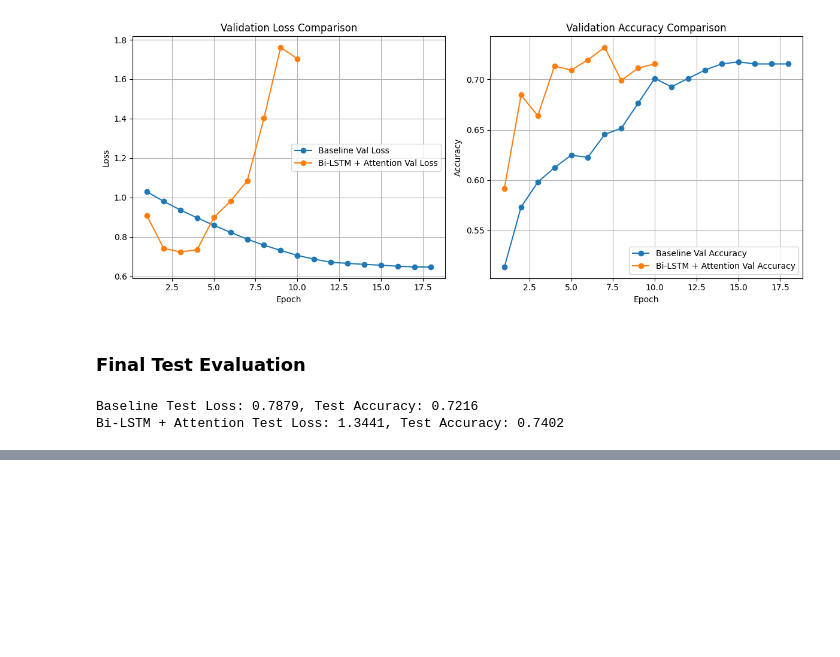
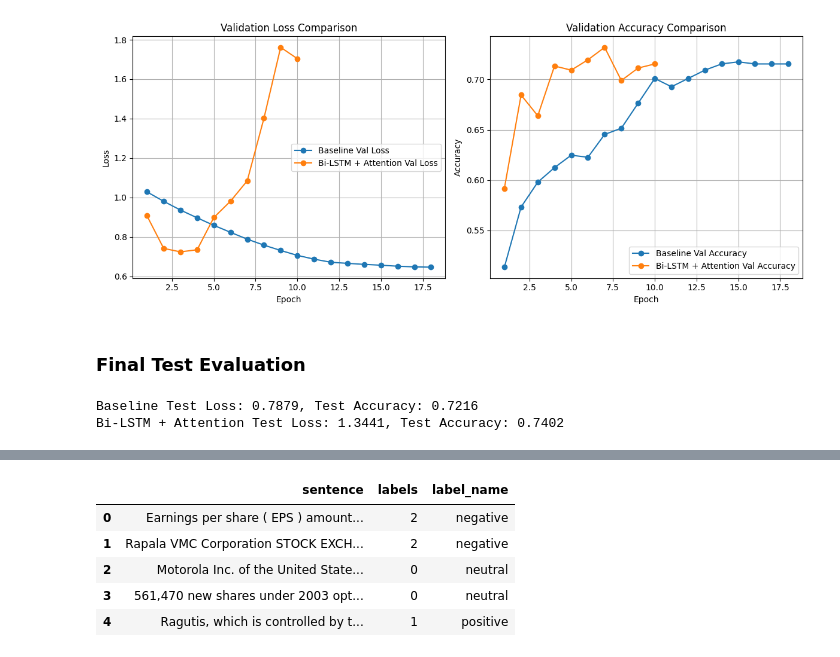
Before and after one commit to Aman-AI-Guy/Financial-News-Sentiment-Analysis, a Jupyter notebook: financial_news_sentiment_CLEANED.ipynb, the cells around one changed output, grey strips where cells are left out. Saved outputs shown, nothing was run; the diff lists cells and outputs as text; code cells hidden in the pictures; blank space fills up the shorter version.

```diff
--- a/financial_news_sentiment_CLEANED.ipynb
+++ b/financial_news_sentiment_CLEANED.ipynb
@@ -802,0 +785,60 @@ The cleaned notebook is organized to support rerunning the full experiment from
+# %%
+FINANCIAL_KEYWORDS = {
+    "revenue", "revenues", "profit", "profits", "loss", "losses", "sales",
+    "growth", "market", "markets", "share", "shares", "stock", "stocks",
+    "acquisition", "earnings", "income", "margin", "margins", "demand",
+    "investment", "investments", "price", "prices", "cost", "costs",
+}
+
+ID_TO_LABEL = {idx: label for label, idx in LABEL_MAPPING.items()}
+
+
+def score_xai_candidate(sentence):
+    """Score sentences by financial keyword coverage and descriptive length."""
+    tokens = tokenize(sentence)
+    keyword_hits = sum(token in FINANCIAL_KEYWORDS for token in tokens)
+    descriptive_length = min(len(tokens), 40)
+    return keyword_hits, descriptive_length
+
+
+def select_xai_examples(test_dataframe, total_examples=5):
+    """Select a balanced set of descriptive test sentences for attention analysis."""
+    label_targets = {2: 2, 0: 2, 1: 1}
+    selected_indices = []
+
+    for label_id, count in label_targets.items():
+        candidates = test_dataframe[test_dataframe["labels"] == label_id].copy()
+        candidates[["keyword_hits", "descriptive_length"]] = candidates["sentence"].apply(
+            lambda sentence: pd.Series(score_xai_candidate(sentence))
+        )
+        candidates = candidates.sort_values(
+            by=["keyword_hits", "descriptive_length"],
+            ascending=[False, False],
+        )
+        selected_indices.extend(candidates.head(count).index.tolist())
+
+    if len(selected_indices) < total_examples:
+        remaining = test_dataframe.drop(index=selected_indices).copy()
+        remaining[["keyword_hits", "descriptive_length"]] = remaining["sentence"].apply(
+            lambda sentence: pd.Series(score_xai_candidate(sentence))
+        )
+        remaining = remaining.sort_values(
+            by=["keyword_hits", "descriptive_length"],
+            ascending=[False, False],
+        )
+        selected_indices.extend(remaining.head(total_examples - len(selected_indices)).index.tolist())
+
+    selected = test_dataframe.loc[selected_indices[:total_examples], ["sentence", "labels"]].copy()
+    selected["label_name"] = selected["labels"].map(ID_TO_LABEL)
+    return selected.reset_index(drop=True)
+
+
+xai_examples = select_xai_examples(test_df)
+xai_examples
+# %% [output]
+|  | sentence | labels | label_name |
+| 0 | Earnings per share ( EPS ) amount... | 2 | negative |
+| 1 | Rapala VMC Corporation STOCK EXCH... | 2 | negative |
+| 2 | Motorola Inc. of the United State... | 0 | neutral |
+| 3 | 561,470 new shares under 2003 opt... | 0 | neutral |
+| 4 | Ragutis, which is controlled by t... | 1 | positive |
```
Also changed, not shown: parts of 21 cells of this notebook.
